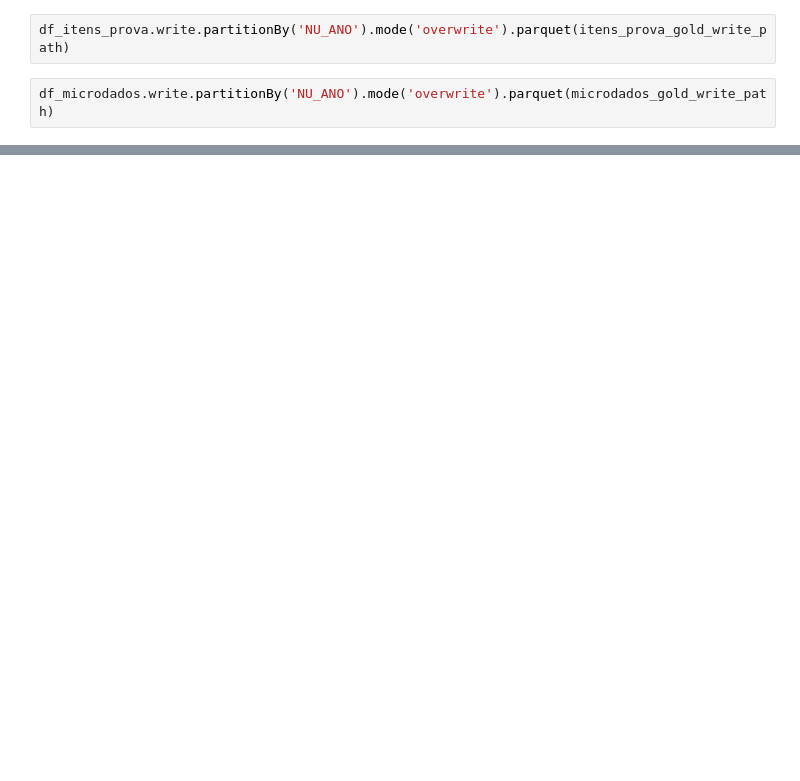
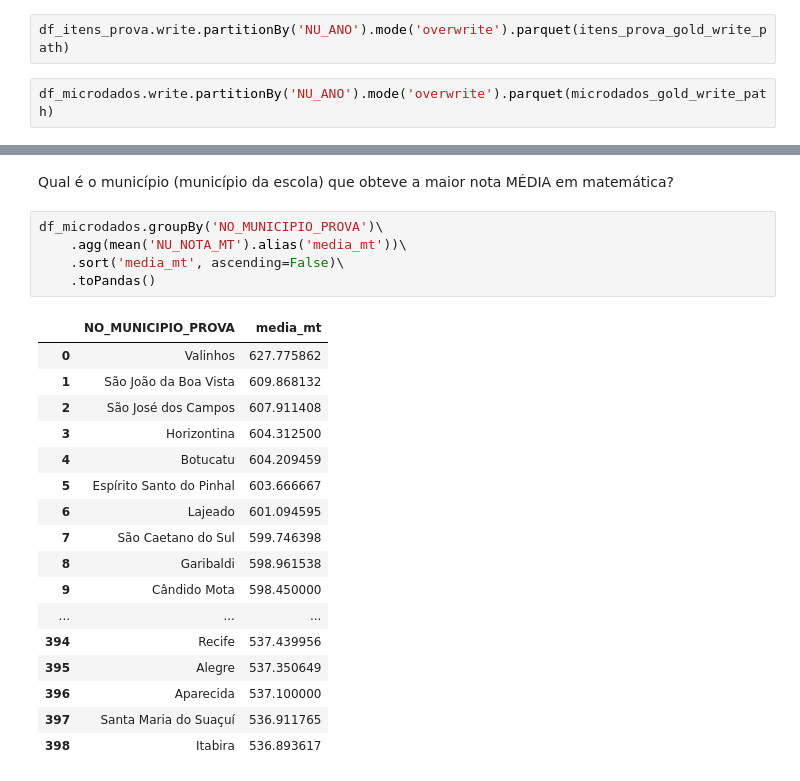
Before and after one commit to GusAlmeida93/enem-pyspark-athena, a Jupyter notebook: eda.ipynb, the cells around one changed output, grey strips where cells are left out. Cells and saved outputs as stored; diff of their text form; blank space fills up the shorter version.

```diff
--- a/eda.ipynb
+++ b/eda.ipynb
@@ -165,0 +343,25 @@ df_microdados.write.partitionBy('NU_ANO').mode('overwrite').parquet(microdados_g
+# %% [markdown]
+Qual é o município (município da escola) que obteve a maior nota MÉDIA em matemática?
+# %%
+df_microdados.groupBy('NO_MUNICIPIO_PROVA')\
+    .agg(mean('NU_NOTA_MT').alias('media_mt'))\
+    .sort('media_mt', ascending=False)\
+    .toPandas()
+# %% [output]
+|  | NO_MUNICIPIO_PROVA | media_mt |
+| 0 | Valinhos | 627.775862 |
+| 1 | São João da Boa Vista | 609.868132 |
+| 2 | São José dos Campos | 607.911408 |
+| 3 | Horizontina | 604.312500 |
+| 4 | Botucatu | 604.209459 |
+| 5 | Espírito Santo do Pinhal | 603.666667 |
+| 6 | Lajeado | 601.094595 |
+| 7 | São Caetano do Sul | 599.746398 |
+| 8 | Garibaldi | 598.961538 |
+| 9 | Cândido Mota | 598.450000 |
+| ... | ... | ... |
+| 394 | Recife | 537.439956 |
+| 395 | Alegre | 537.350649 |
+| 396 | Aparecida | 537.100000 |
+| 397 | Santa Maria do Suaçuí | 536.911765 |
+| 398 | Itabira | 536.893617 |
```
Also changed, not shown: parts of 17 cells of this notebook.
